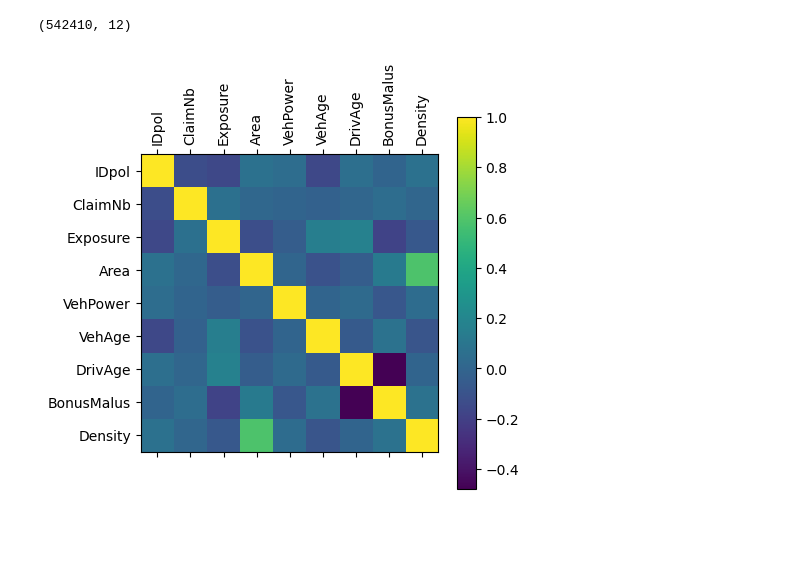
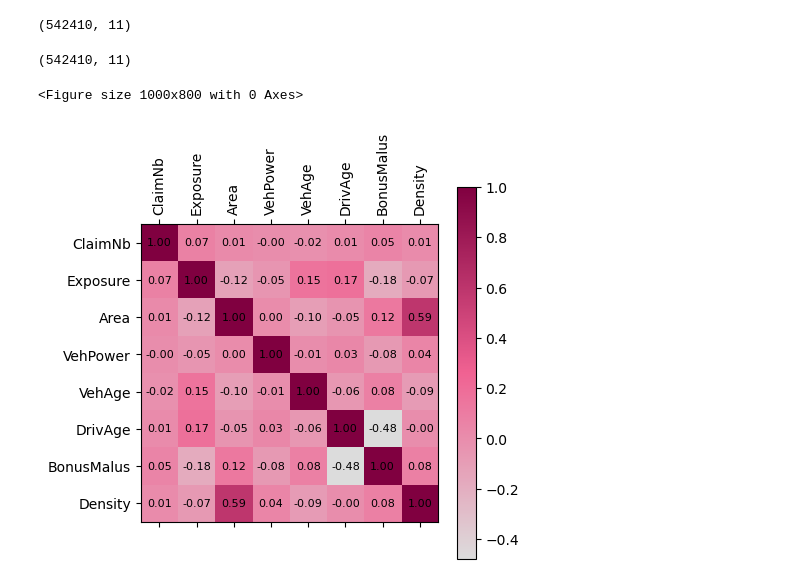
Before and after one commit to radostboyadzhieva/Machine-Learning-Project, a Jupyter notebook: EDA.ipynb, the cells around one changed output. Cells and saved outputs as stored; diff of their text form; code cells hidden in the pictures; blank space fills up the shorter version.

```diff
--- a/EDA.ipynb
+++ b/EDA.ipynb
@@ -13,4 +15,13 @@ df = pd.read_csv("claims_train.csv")
 # %%
+df = pd.read_csv("claims_train.csv")
+
+df['VehIsregular'] = (df['VehGas'] == 'Regular').astype(int)
+
+df = df.drop(columns= ['VehGas', 'IDpol'])
+
 def letter_to_index(letter):
     return ord(letter.upper()) - ord('A')
+
 df['Area'] = df['Area'].apply(letter_to_index)
+
+# df = pd.get_dummies(df)
@@ -34,3 +27,0 @@ list(df.columns)
-# %%
-df['VehIsregular'] = df['VehGas'] == 'Regular'
-df = df.drop(columns= 'VehGas')
@@ -38,0 +33,2 @@ df = df.drop(columns= 'VehGas')
+# %%
+df['Exposure'] = df['Exposure'].apply(lambda x: x - 1 if x > 1 else x)
@@ -58,6 +49,10 @@ plt.hist(df['Exposure'], log= 'y')
+# %%
+df.shape
+# %% [output]
+(542410, 11)
 # %%
 df = df.dropna()
 # %%
 df.shape
 # %% [output]
-(542410, 12)
+(542410, 11)
@@ -104,9 +59,25 @@ df.shape
 # %%
 df_numerical = df.drop(columns=['VehBrand', 'Region', 'VehIsregular'])
-plt.matshow(df_numerical.corr())
+corr = df_numerical.corr()
+
+colors = ["#dcdcdc", "#F06292", "#800040"]
+cmap = LinearSegmentedColormap.from_list("custom_pink", colors, N=256)
+
+plt.figure(figsize=(10, 8))
+plt.matshow(corr, cmap=cmap)
+
 plt.xticks(range(len(df_numerical.columns)), df_numerical.columns, rotation=90)
 plt.yticks(range(len(df_numerical.columns)), df_numerical.columns)
 plt.colorbar()
+
+for i in range(corr.shape[0]):
+    for j in range(corr.shape[1]):
+        value = corr.iloc[i, j]
+        plt.text(j, i, f"{value:.2f}", ha='center', va='center', color='black', fontsize=8)
+
+plt.savefig("correlation_matrix.png", dpi=300, bbox_inches='tight')
+
 plt.show()
 # %% [output]
+<Figure size 1000x800 with 0 Axes>
-[figure, old version]
+[figure, new version]
```
Also changed, not shown: parts of 24 cells of this notebook, 5 other files.
